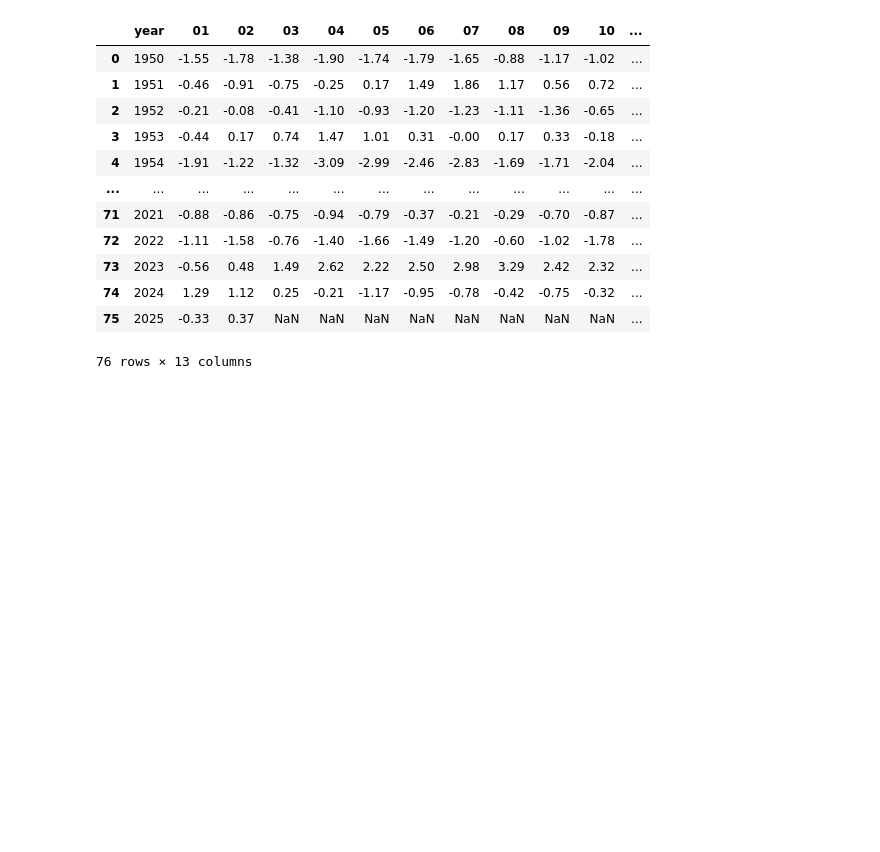
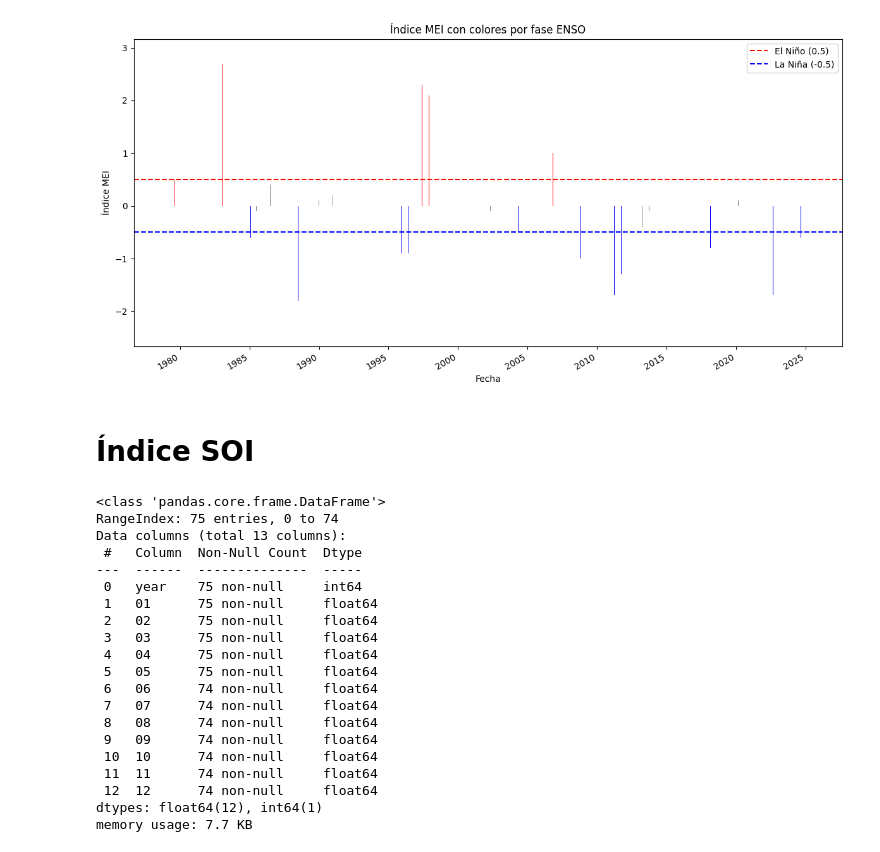
Before and after one commit to ChrisBermudezR/Indices_Climaticos, a Jupyter notebook: notebook_analisis.ipynb, the cells around one changed output. Saved outputs shown, nothing was run; the diff lists cells and outputs as text; code cells hidden in the pictures; blank space fills up the shorter version.

```diff
--- a/notebook_analisis.ipynb
+++ b/notebook_analisis.ipynb
@@ -32,0 +344,5 @@ TypeError: Can only merge Series or DataFrame objects, a <class 'NoneType'> was
+# %%
+mei = meiIndex(mei_entire_df)
+mei.dropna(subset=['value'], inplace=True)
+mei.to_excel("MEI.xlsx", sheet_name="indices", index=False)  # Exporta a Excel
+mei  # Muestra el resultado si estás en un notebook o terminal
@@ -32,0 +363,31 @@ TypeError: Can only merge Series or DataFrame objects, a <class 'NoneType'> was
+# %%
+import matplotlib.pyplot as plt
+import matplotlib.dates as mdates
+
+colors = mei['value'].apply(
+    lambda x: 'red' if x >= 0.5 else ('blue' if x <= -0.5 else 'gray')
+)
+
+# Crear la gráfica
+fig, ax = plt.subplots(figsize=(12, 6))
+ax.bar(mei['date'], mei['value'], color=colors)
+
+# Líneas de referencia
+ax.axhline(y=0.5, color='red', linestyle='--', label='El Niño (0.5)')
+ax.axhline(y=-0.5, color='blue', linestyle='--', label='La Niña (-0.5)')
+
+# Etiquetas
+ax.set_xlabel('Fecha')
+ax.set_ylabel('Índice MEI')
+ax.set_title('Índice MEI con colores por fase ENSO')
+ax.legend()
+
+# Formato de fecha si es necesario
+fig.autofmt_xdate()
+
+plt.tight_layout()
+plt.show()
+# %% [output]
+[figure, added]
+# %% [markdown]
+# Índice SOI
@@ -33,17 +436,24 @@ TypeError: Can only merge Series or DataFrame objects, a <class 'NoneType'> was
 # %%
-nino12_entire_df = pd.read_csv("./data/niño 1+2.csv")
-nino12_entire_df
+soi_entire_df = pd.read_csv("./data/soi.csv")
+soi_entire_df.info()
 # %% [output]
-|  | year | 01 | 02 | 03 | 04 | 05 | 06 | 07 | 08 | 09 | 10 | ... |
-| 0 | 1950 | -1.55 | -1.78 | -1.38 | -1.90 | -1.74 | -1.79 | -1.65 | -0.88 | -1.17 | -1.02 | ... |
-| 1 | 1951 | -0.46 | -0.91 | -0.75 | -0.25 | 0.17 | 1.49 | 1.86 | 1.17 | 0.56 | 0.72 | ... |
-| 2 | 1952 | -0.21 | -0.08 | -0.41 | -1.10 | -0.93 | -1.20 | -1.23 | -1.11 | -1.36 | -0.65 | ... |
-| 3 | 1953 | -0.44 | 0.17 | 0.74 | 1.47 | 1.01 | 0.31 | -0.00 | 0.17 | 0.33 | -0.18 | ... |
-| 4 | 1954 | -1.91 | -1.22 | -1.32 | -3.09 | -2.99 | -2.46 | -2.83 | -1.69 | -1.71 | -2.04 | ... |
-| ... | ... | ... | ... | ... | ... | ... | ... | ... | ... | ... | ... | ... |
-| 71 | 2021 | -0.88 | -0.86 | -0.75 | -0.94 | -0.79 | -0.37 | -0.21 | -0.29 | -0.70 | -0.87 | ... |
-| 72 | 2022 | -1.11 | -1.58 | -0.76 | -1.40 | -1.66 | -1.49 | -1.20 | -0.60 | -1.02 | -1.78 | ... |
-| 73 | 2023 | -0.56 | 0.48 | 1.49 | 2.62 | 2.22 | 2.50 | 2.98 | 3.29 | 2.42 | 2.32 | ... |
-| 74 | 2024 | 1.29 | 1.12 | 0.25 | -0.21 | -1.17 | -0.95 | -0.78 | -0.42 | -0.75 | -0.32 | ... |
-| 75 | 2025 | -0.33 | 0.37 | NaN | NaN | NaN | NaN | NaN | NaN | NaN | NaN | ... |
-76 rows × 13 columns
+<class 'pandas.core.frame.DataFrame'>
+RangeIndex: 75 entries, 0 to 74
+Data columns (total 13 columns):
+ #   Column  Non-Null Count  Dtype
+---  ------  --------------  -----
+ 0   year    75 non-null     int64
+ 1   01      75 non-null     float64
+ 2   02      75 non-null     float64
+ 3   03      75 non-null     float64
+ 4   04      75 non-null     float64
+ 5   05      75 non-null     float64
+ 6   06      74 non-null     float64
+ 7   07      74 non-null     float64
+ 8   08      74 non-null     float64
+ 9   09      74 non-null     float64
+ 10  10      74 non-null     float64
+ 11  11      74 non-null     float64
+ 12  12      74 non-null     float64
+dtypes: float64(12), int64(1)
+memory usage: 7.7 KB
```
Also changed, not shown: parts of 21 cells of this notebook, 36 other files.
